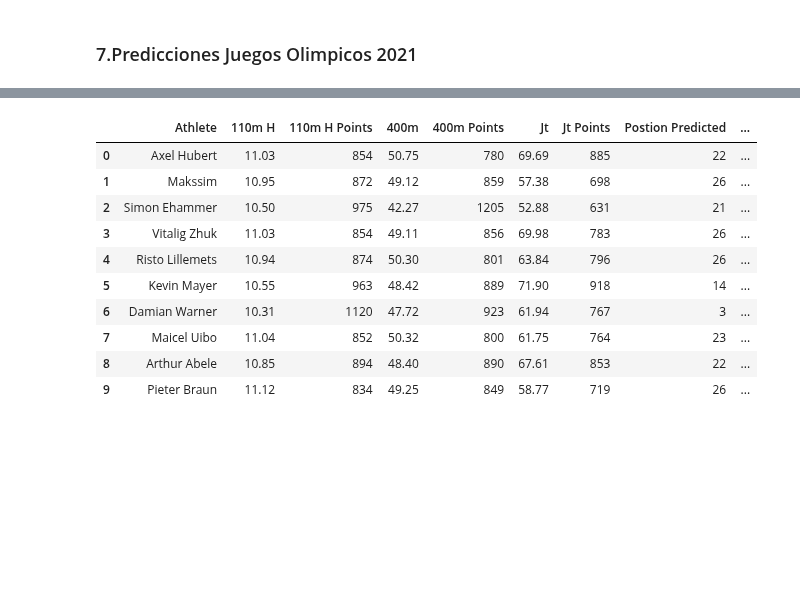
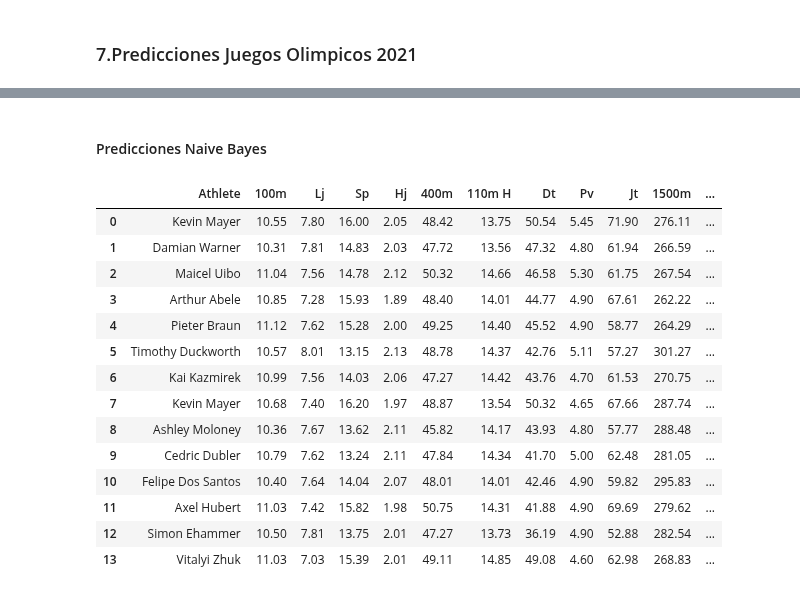
Before and after one commit to RaulCapellanFernandez/DecatlonEstadistics, a Jupyter notebook: PredictionsAlgorithms.ipynb, the cells around one changed output, grey strips where cells are left out. Cells and saved outputs as stored; diff of their text form; code cells hidden in the pictures; blank space fills up the shorter version.

Commit message:
Predicciones 2021 con marcas de las diferentes pruebas

```diff
--- a/PredictionsAlgorithms.ipynb
+++ b/PredictionsAlgorithms.ipynb
@@ -527,0 +617,14 @@ X_test = predDatasetNorm
+# %%
+del predictionData['Postion Predicted']
+
+rForest=RandomForestClassifier(n_estimators=10)
+
+rForest.fit(X_train,y_train)
+
+y_pred=rForest.predict(X_test)
+
+
+posPredict = [int(x) for x in y_pred]
+
+predictionData.insert(11, "Postion Predicted", posPredict, True)
+predictionData
@@ -529,0 +649,13 @@ X_test = predDatasetNorm
+# %%
+del predictionData['Postion Predicted']
+
+mlp = MLPClassifier(solver='lbfgs', alpha=1e-5,hidden_layer_sizes=(5, 2), random_state=1)
+
+mlp.fit(X_train, y_train)
+
+y_pred = mlp.predict(X_test)
+
+posPredict = [int(x) for x in y_pred]
+
+predictionData.insert(11, "Postion Predicted", posPredict, True)
+predictionData
@@ -530,25 +678,31 @@ X_test = predDatasetNorm
+# %% [markdown]
+#### Predicciones Naive Bayes
 # %%
-#Predicciones árbol de decisión
-rForest=RandomForestClassifier(n_estimators=500)
+del predictionData['Postion Predicted']
 
-rForest.fit(X_train,y_train)
+clf = svm.SVC(kernel='poly',gamma=4)
 
-y_pred=rForest.predict(X_test)
+clf.fit(X_train, y_train)
 
+y_pred = clf.predict(X_test)
 
 posPredict = [int(x) for x in y_pred]
 
-predictionData.insert(7, "Postion Predicted", posPredict, True)
+predictionData.insert(11, "Postion Predicted", posPredict, True)
 predictionData
 # %% [output]
-|  | Athlete | 110m H | 110m H Points | 400m | 400m Points | Jt | Jt Points | Postion Predicted | ... |
-| 0 | Axel Hubert | 11.03 | 854 | 50.75 | 780 | 69.69 | 885 | 22 | ... |
-| 1 | Makssim | 10.95 | 872 | 49.12 | 859 | 57.38 | 698 | 26 | ... |
-| 2 | Simon Ehammer | 10.50 | 975 | 42.27 | 1205 | 52.88 | 631 | 21 | ... |
-| 3 | Vitalig Zhuk | 11.03 | 854 | 49.11 | 856 | 69.98 | 783 | 26 | ... |
-| 4 | Risto Lillemets | 10.94 | 874 | 50.30 | 801 | 63.84 | 796 | 26 | ... |
-| 5 | Kevin Mayer | 10.55 | 963 | 48.42 | 889 | 71.90 | 918 | 14 | ... |
-| 6 | Damian Warner | 10.31 | 1120 | 47.72 | 923 | 61.94 | 767 | 3 | ... |
-| 7 | Maicel Uibo | 11.04 | 852 | 50.32 | 800 | 61.75 | 764 | 23 | ... |
-| 8 | Arthur Abele | 10.85 | 894 | 48.40 | 890 | 67.61 | 853 | 22 | ... |
-| 9 | Pieter Braun | 11.12 | 834 | 49.25 | 849 | 58.77 | 719 | 26 | ... |
+|  | Athlete | 100m | Lj | Sp | Hj | 400m | 110m H | Dt | Pv | Jt | 1500m | ... |
+| 0 | Kevin Mayer | 10.55 | 7.80 | 16.00 | 2.05 | 48.42 | 13.75 | 50.54 | 5.45 | 71.90 | 276.11 | ... |
+| 1 | Damian Warner | 10.31 | 7.81 | 14.83 | 2.03 | 47.72 | 13.56 | 47.32 | 4.80 | 61.94 | 266.59 | ... |
+| 2 | Maicel Uibo | 11.04 | 7.56 | 14.78 | 2.12 | 50.32 | 14.66 | 46.58 | 5.30 | 61.75 | 267.54 | ... |
+| 3 | Arthur Abele | 10.85 | 7.28 | 15.93 | 1.89 | 48.40 | 14.01 | 44.77 | 4.90 | 67.61 | 262.22 | ... |
+| 4 | Pieter Braun | 11.12 | 7.62 | 15.28 | 2.00 | 49.25 | 14.40 | 45.52 | 4.90 | 58.77 | 264.29 | ... |
+| 5 | Timothy Duckworth | 10.57 | 8.01 | 13.15 | 2.13 | 48.78 | 14.37 | 42.76 | 5.11 | 57.27 | 301.27 | ... |
+| 6 | Kai Kazmirek | 10.99 | 7.56 | 14.03 | 2.06 | 47.27 | 14.42 | 43.76 | 4.70 | 61.53 | 270.75 | ... |
+| 7 | Kevin Mayer | 10.68 | 7.40 | 16.20 | 1.97 | 48.87 | 13.54 | 50.32 | 4.65 | 67.66 | 287.74 | ... |
+| 8 | Ashley Moloney | 10.36 | 7.67 | 13.62 | 2.11 | 45.82 | 14.17 | 43.93 | 4.80 | 57.77 | 288.48 | ... |
+| 9 | Cedric Dubler | 10.79 | 7.62 | 13.24 | 2.11 | 47.84 | 14.34 | 41.70 | 5.00 | 62.48 | 281.05 | ... |
+| 10 | Felipe Dos Santos | 10.40 | 7.64 | 14.04 | 2.07 | 48.01 | 14.01 | 42.46 | 4.90 | 59.82 | 295.83 | ... |
+| 11 | Axel Hubert | 11.03 | 7.42 | 15.82 | 1.98 | 50.75 | 14.31 | 41.88 | 4.90 | 69.69 | 279.62 | ... |
+| 12 | Simon Ehammer | 10.50 | 7.81 | 13.75 | 2.01 | 47.27 | 13.73 | 36.19 | 4.90 | 52.88 | 282.54 | ... |
+| 13 | Vitalyi Zhuk | 11.03 | 7.03 | 15.39 | 2.01 | 49.11 | 14.85 | 49.08 | 4.60 | 62.98 | 268.83 | ... |
```
Also changed, not shown: parts of 32 cells of this notebook, 2 other files.
